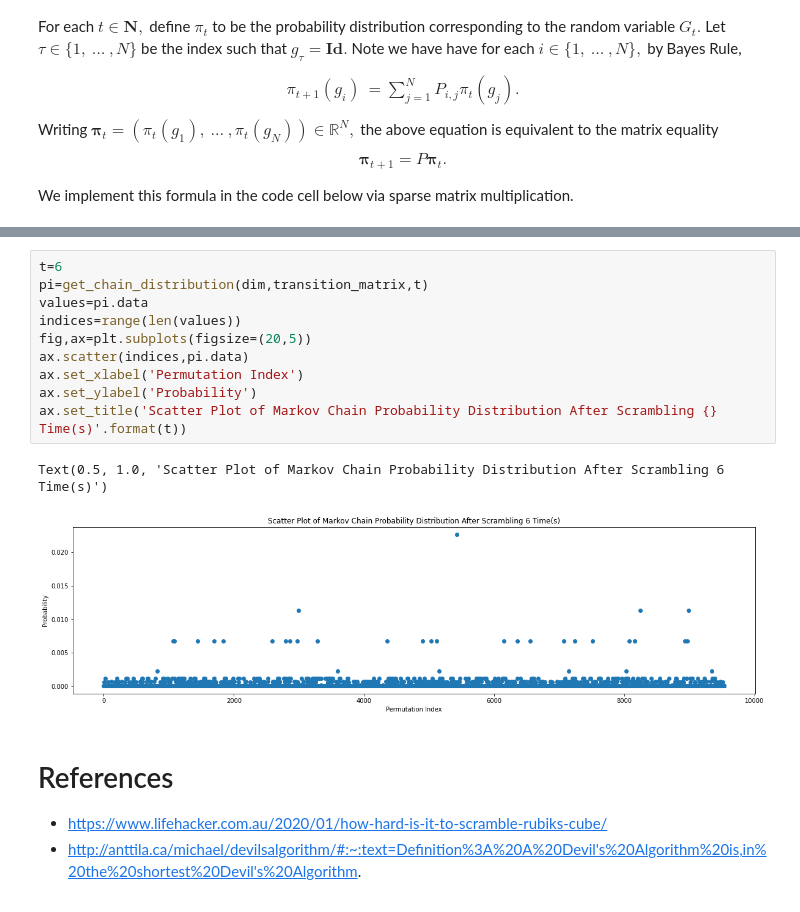
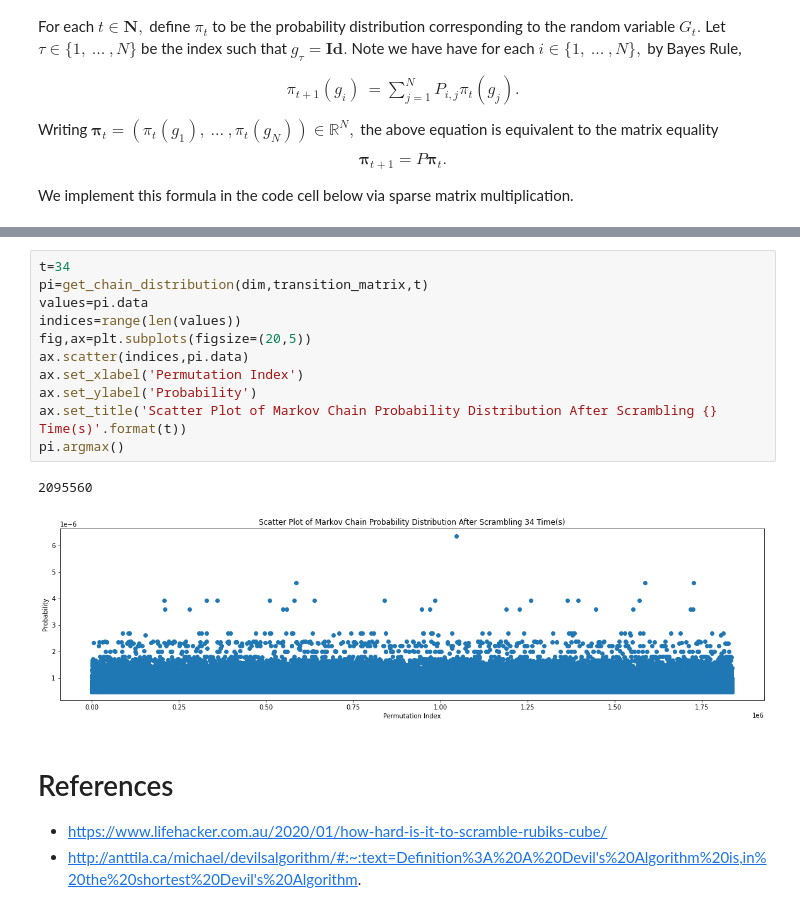
Before and after one commit to vskaush2/RubiksCubeMarkovChain, a Jupyter notebook: RubiksCubeGroupDemo.ipynb, the cells around one changed output, grey strips where cells are left out. Cells and saved outputs as stored; diff of their text form.

```diff
--- a/RubiksCubeGroupDemo.ipynb
+++ b/RubiksCubeGroupDemo.ipynb
@@ -292,16 +313,17 @@ def get_chain_distribution(dim,transition_matrix,t):
 # %%
-t=6
+t=34
 pi=get_chain_distribution(dim,transition_matrix,t)
 values=pi.data
 indices=range(len(values))
 fig,ax=plt.subplots(figsize=(20,5))
 ax.scatter(indices,pi.data)
 ax.set_xlabel('Permutation Index')
 ax.set_ylabel('Probability')
 ax.set_title('Scatter Plot of Markov Chain Probability Distribution After Scrambling {} Time(s)'.format(t))
+pi.argmax()
 # %% [output]
-Text(0.5, 1.0, 'Scatter Plot of Markov Chain Probability Distribution After Scrambling 6 Time(s)')
+2095560
-[figure, old version]
+[figure, new version]
 # %% [markdown]
 # References
 
```
Also changed, not shown: parts of 8 cells of this notebook.
